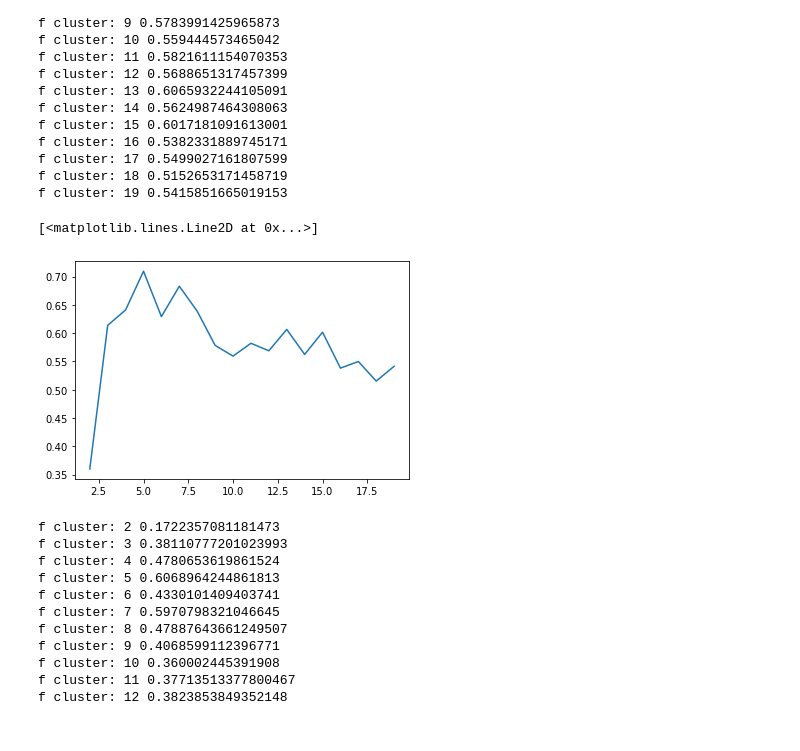
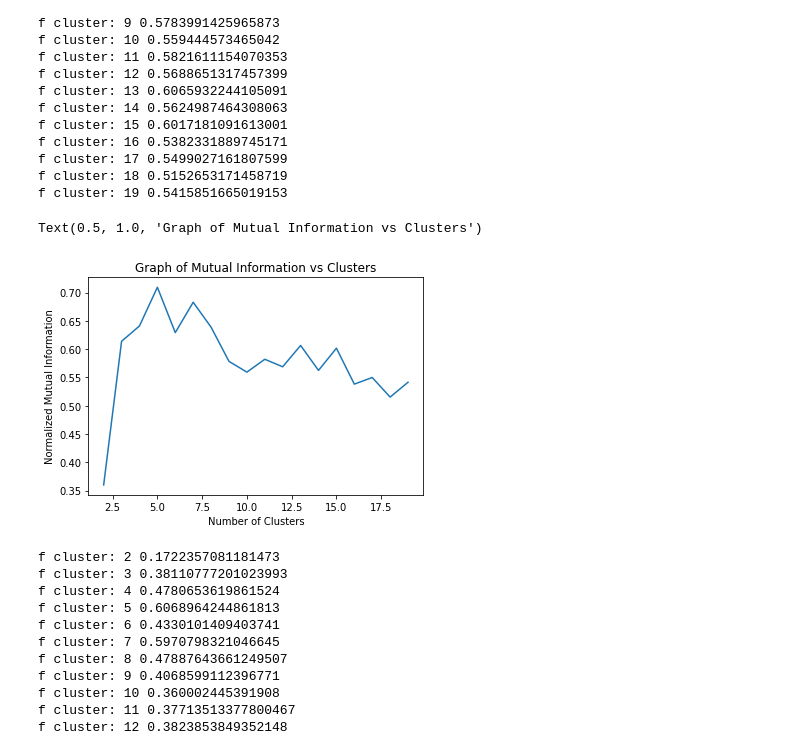
Before and after one commit to ahsun-tariq/cs-534-ia4, a Jupyter notebook: IA4 (1).ipynb, the cells around one changed output. Saved outputs shown, nothing was run; the diff lists cells and outputs as text; code cells hidden in the pictures.

```diff
--- a/IA4 (1).ipynb
+++ b/IA4 (1).ipynb
@@ -194,7 +204,7 @@ class GloVe_Embedder:
                 string = k + " " + embedding_str
                 f.write(string + "\n")
 # %%
-ge = GloVe_Embedder("/Users/ivanmakarov/Desktop/GloVe_Embedder_data.txt")
+ge = GloVe_Embedder("GloVe_Embedder_data.txt")
 # %%
 list_of_words = ['flight', 'good', 'terrible', 'help' , 'late']
 # %%
@@ -508,9 +518,12 @@ f cluster: 18 0.5152653171458719
 f cluster: 19 0.5415851665019153
 # %%
 plt.plot( cluster_size, list_of_predictions)
+plt.xlabel('Number of Clusters')
+plt.ylabel('Normalized Mutual Information')
+plt.title('Graph of Mutual Information vs Clusters')
 # %% [output]
-[<matplotlib.lines.Line2D at 0x...>]
+Text(0.5, 1.0, 'Graph of Mutual Information vs Clusters')
-[figure, old version]
+[figure, new version]
 # %%
 list_of_predictions_adj = []
 cluster_size_adj = []
```
Also changed, not shown: parts of 7 cells of this notebook, 1 other file.
